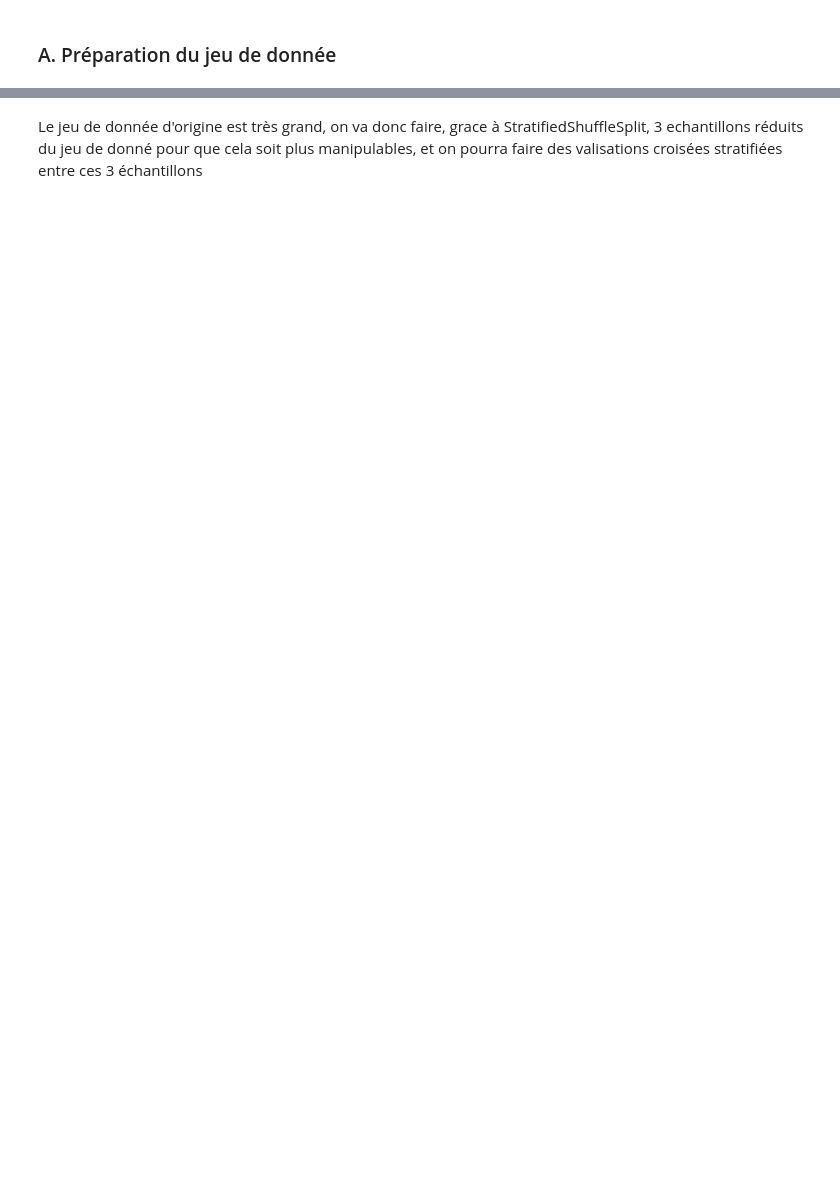
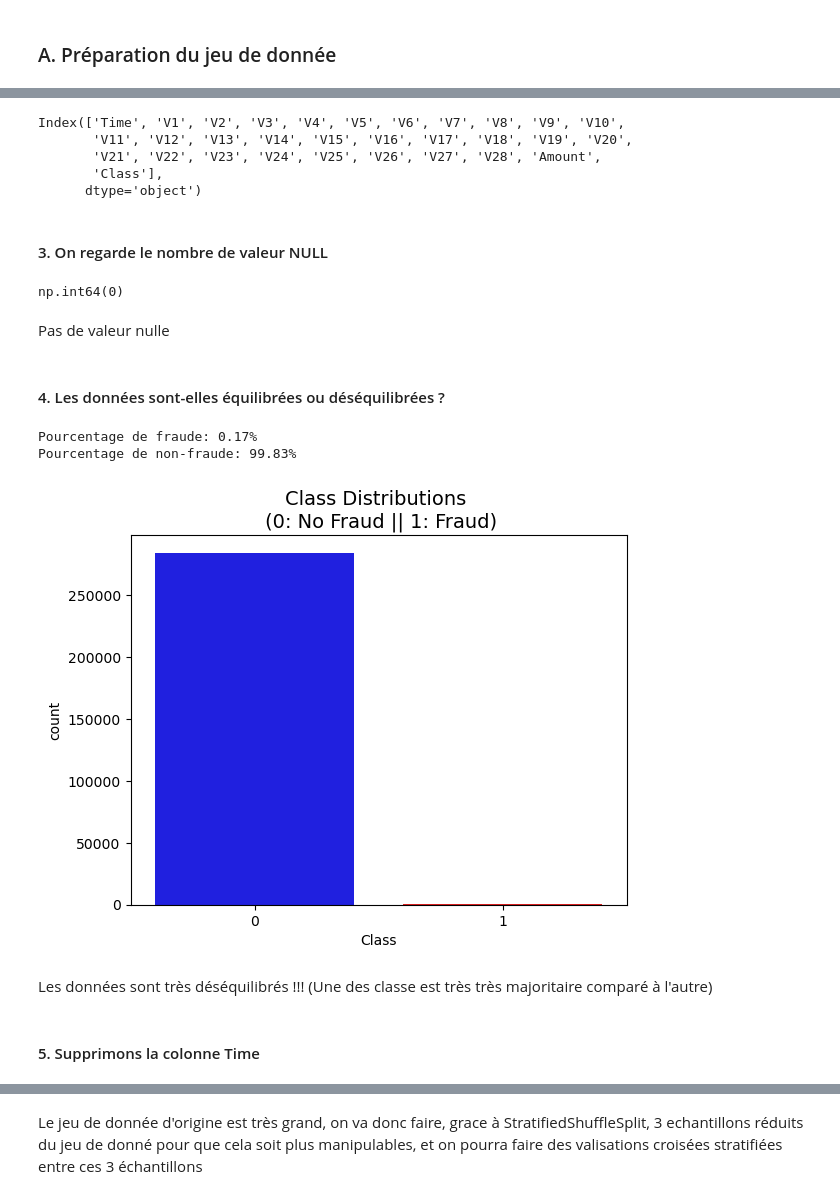
Before and after one commit to jdutel42/TAA, a Jupyter notebook: TP/TP1 Détection dAnomalies-20241215/TAA_TP1.ipynb, the cells around one changed output, grey strips where cells are left out. Saved outputs shown, nothing was run; the diff lists cells and outputs as text; code cells hidden in the pictures; blank space fills up the shorter version.

```diff
--- a/TP/TP1 Détection dAnomalies-20241215/TAA_TP1.ipynb
+++ b/TP/TP1 Détection dAnomalies-20241215/TAA_TP1.ipynb
@@ -604,0 +584,3 @@ print(creditcard_data_scaled_df.tail())
+# %%
+df = pd.read_csv('creditcard.csv')
+df.head()
@@ -604,0 +610,39 @@ print(creditcard_data_scaled_df.tail())
+# %%
+df.columns
+# %% [output]
+Index(['Time', 'V1', 'V2', 'V3', 'V4', 'V5', 'V6', 'V7', 'V8', 'V9', 'V10',
+       'V11', 'V12', 'V13', 'V14', 'V15', 'V16', 'V17', 'V18', 'V19', 'V20',
+       'V21', 'V22', 'V23', 'V24', 'V25', 'V26', 'V27', 'V28', 'Amount',
+       'Class'],
+      dtype='object')
+# %% [markdown]
+#### 3. On regarde le nombre de valeur NULL
+# %%
+df.isnull().sum().max()
+# %% [output]
+np.int64(0)
+# %% [markdown]
+Pas de valeur nulle
+# %% [markdown]
+#### 4. Les données sont-elles équilibrées ou déséquilibrées ?
+# %%
+fraude = df['Class'].value_counts()[1]
+non_fraude = df['Class'].value_counts()[0]
+fraude_percent = (fraude / (fraude + non_fraude)) * 100
+non_fraude_percent = (non_fraude / (fraude + non_fraude)) * 100
+
+colors = ["blue", "red"]
+
+sns.countplot(x='Class', data=df, palette=colors)
+plt.title('Class Distributions \n (0: No Fraud || 1: Fraud)', fontsize=14)
+
+print(f"Pourcentage de fraude: {fraude_percent:.2f}%")
+print(f"Pourcentage de non-fraude: {non_fraude_percent:.2f}%")
+# %% [output]
+Pourcentage de fraude: 0.17%
+Pourcentage de non-fraude: 99.83%
+[figure, added]
+# %% [markdown]
+Les données sont très déséquilibrés !!! (Une des classe est très très majoritaire comparé à l'autre)
+# %% [markdown]
+#### 5. Supprimons la colonne Time
```
Also changed, not shown: parts of 19 cells of this notebook.
